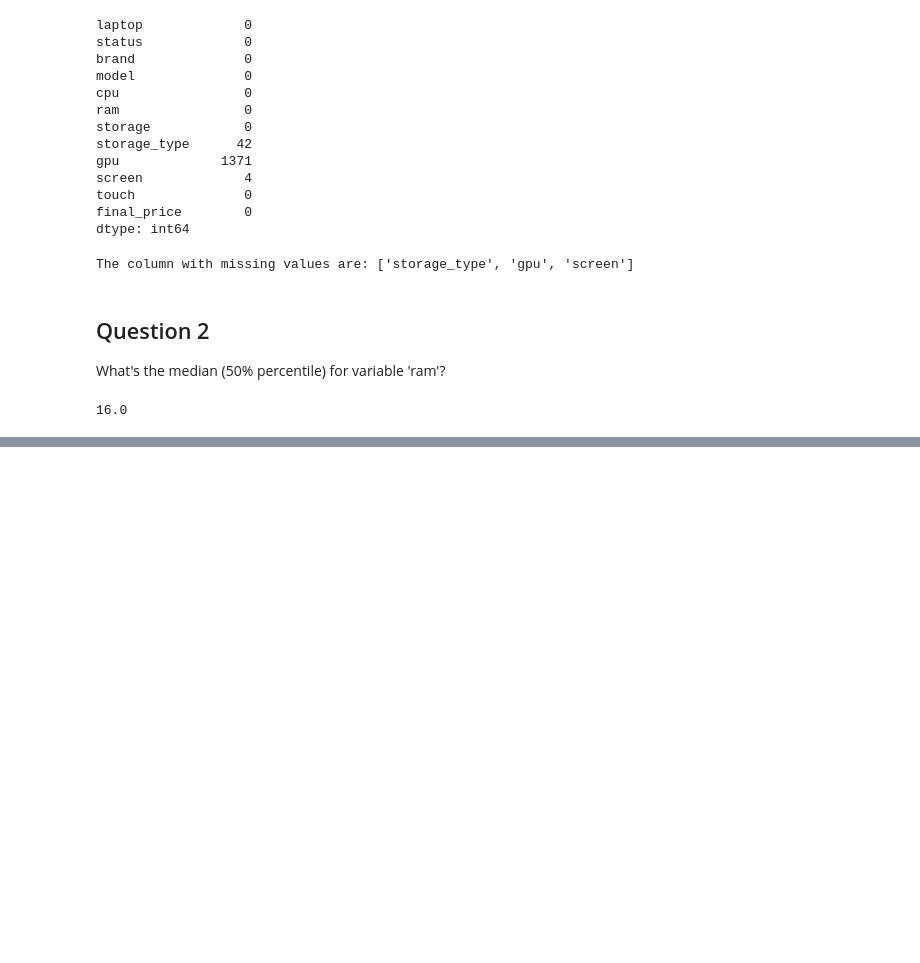
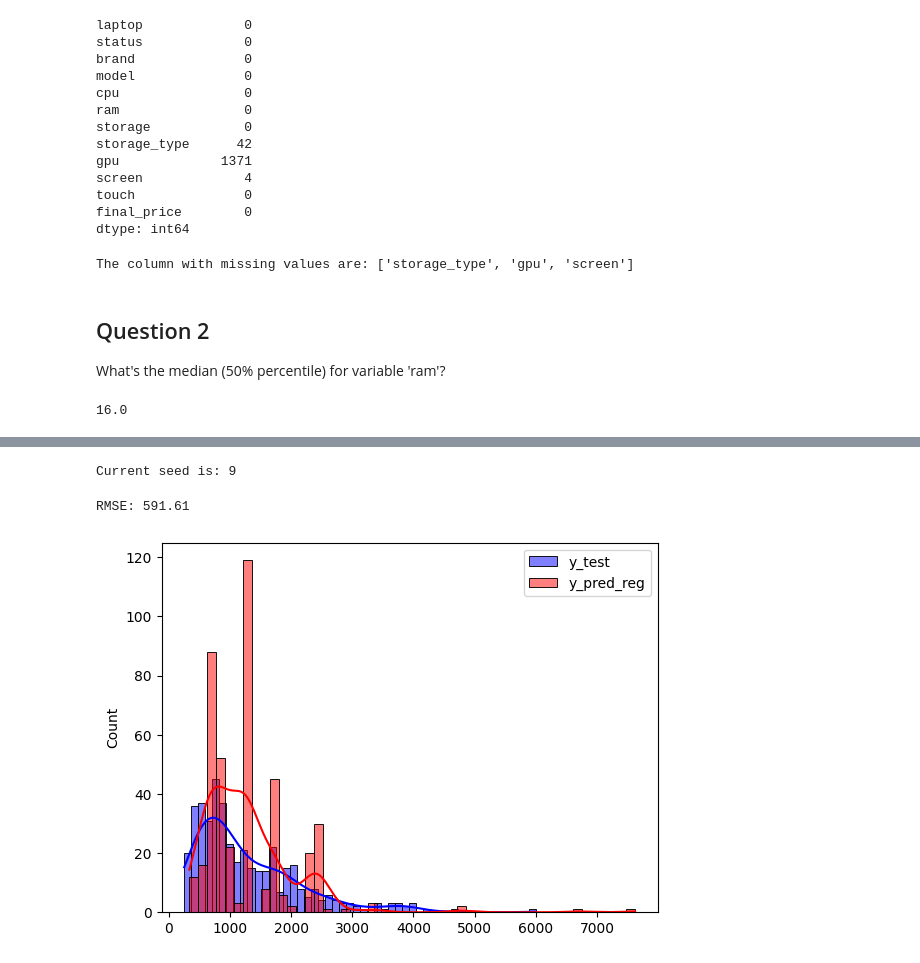
Before and after one commit to RuiFSP/ml-zoomcamp, a Jupyter notebook: 02-regression/homework02.ipynb, the cells around one changed output, grey strips where cells are left out. Cells and saved outputs as stored; diff of their text form; code cells hidden in the pictures; blank space fills up the shorter version.

```diff
--- a/02-regression/homework02.ipynb
+++ b/02-regression/homework02.ipynb
@@ -70,0 +344,15 @@ df['ram'].median()
+# %%
+values_of_r = [0, 0.01, 0.1, 1, 10, 100]
+
+X_train = prepare_X(df_train)
+rmse_values = {}
+
+for r in values_of_r:
+    w0_reg, w_reg = train_linear_regression_reg(X_train_zero, y_train, r=r)
+    y_pred_reg = w0_reg + X_val_zero.dot(w_reg)
+    rmse_reg = round(rmse(y_val, y_pred_reg), 2)
+    rmse_values[r] = rmse_reg
+    print(f"RMSE for r={r}: {rmse_reg}")
+
+best_r = min(rmse_values, key=rmse_values.get)
+print(f"\nBest RMSE is {rmse_values[best_r]} for r={best_r}")
@@ -70,0 +457,30 @@ df['ram'].median()
+# %%
+print(f"Current seed is: {seed}")
+# %% [output]
+Current seed is: 9
+# %%
+df_train_val = pd.concat([df_train, df_val])
+df_train_val =df_train_val.reset_index(drop=True)
+y_train_val = np.concatenate([y_train, y_val])
+
+X_train_val = prepare_X(df_train_val)
+w0, w = train_linear_regression_reg(X_train_val, y_train_val, r=0.001)
+# %%
+X_test = prepare_X(df_test)
+y_pred_new = w0 + X_test.dot(w)
+rmse_test = round(rmse(y_test, y_pred_new), 2)
+print(f"RMSE: {rmse_reg}")
+# %% [output]
+RMSE: 591.61
+# %%
+# Plot the histograms
+sns.histplot(y_test, bins=50, color='blue', alpha=0.5, kde=True, label='y_test')
+sns.histplot(y_pred_new, bins=50, color='red', alpha=0.5, kde=True, label='y_pred_reg')
+
+# Add the legend
+plt.legend()
+
+# Show the plot
+plt.show()
+# %% [output]
+[figure, added]
```
Also changed, not shown: parts of 34 cells of this notebook, 2 other files.
